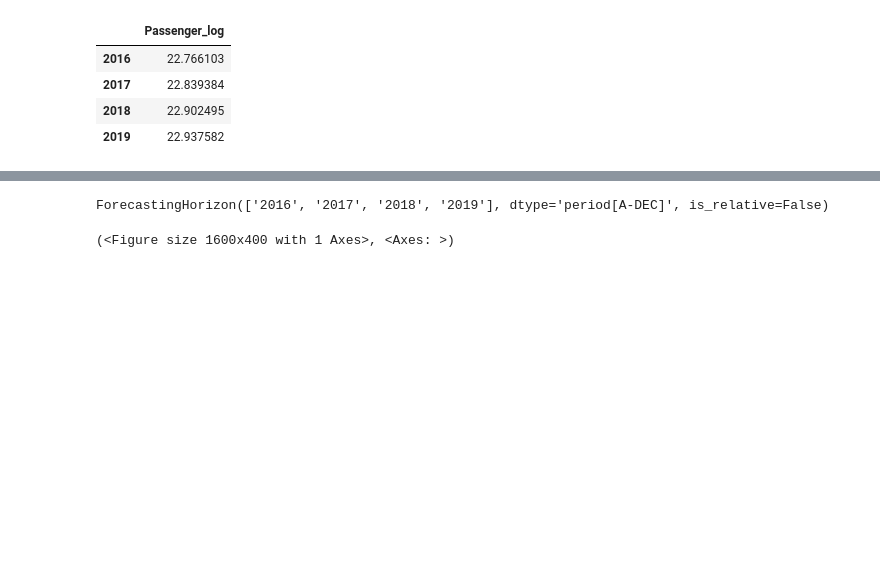
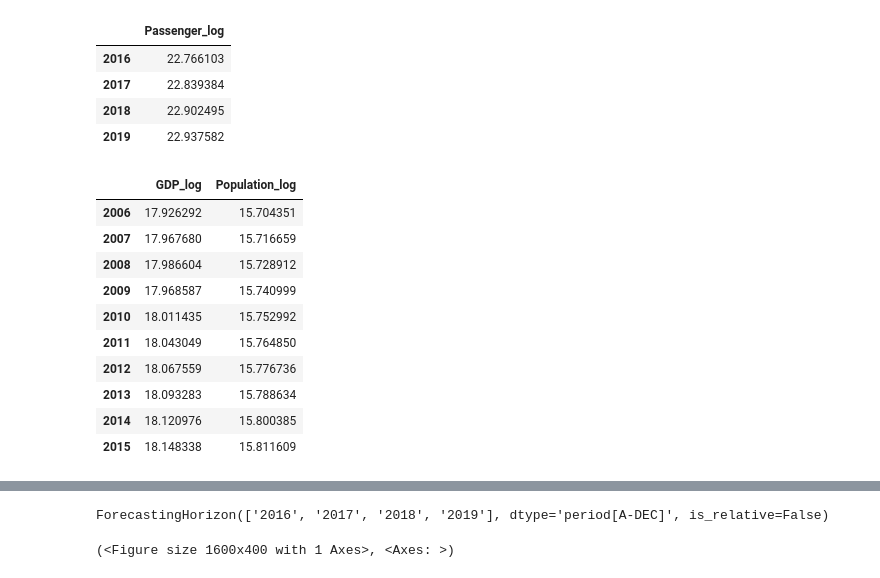
Before and after one commit to 91htjung/AirportBusinessAnalytics, a Jupyter notebook: 01-Forecast_Longterm_Econometric.ipynb, the cells around one changed output, grey strips where cells are left out. Drawn from its saved outputs; the diff is of its cells as text; code cells hidden in the pictures; blank space fills up the shorter version.

```diff
--- a/01-Forecast_Longterm_Econometric.ipynb
+++ b/01-Forecast_Longterm_Econometric.ipynb
@@ -228,3 +257,17 @@ y_test
 | 2017 | 22.839384 |
 | 2018 | 22.902495 |
 | 2019 | 22.937582 |
+# %%
+X_train
+# %% [output]
+|  | GDP_log | Population_log |
+| 2006 | 17.926292 | 15.704351 |
+| 2007 | 17.967680 | 15.716659 |
+| 2008 | 17.986604 | 15.728912 |
+| 2009 | 17.968587 | 15.740999 |
+| 2010 | 18.011435 | 15.752992 |
+| 2011 | 18.043049 | 15.764850 |
+| 2012 | 18.067559 | 15.776736 |
+| 2013 | 18.093283 | 15.788634 |
+| 2014 | 18.120976 | 15.800385 |
+| 2015 | 18.148338 | 15.811609 |
```
Also changed, not shown: parts of 9 cells of this notebook.
